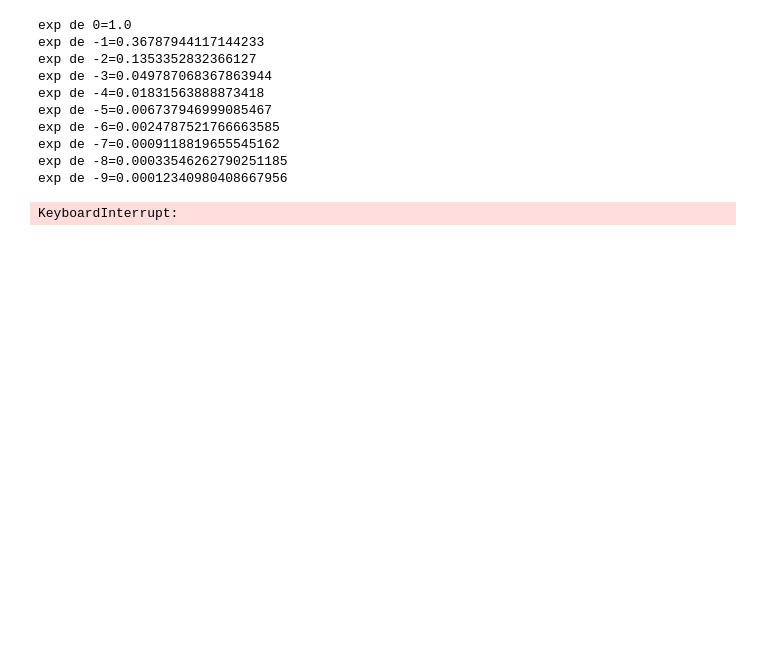
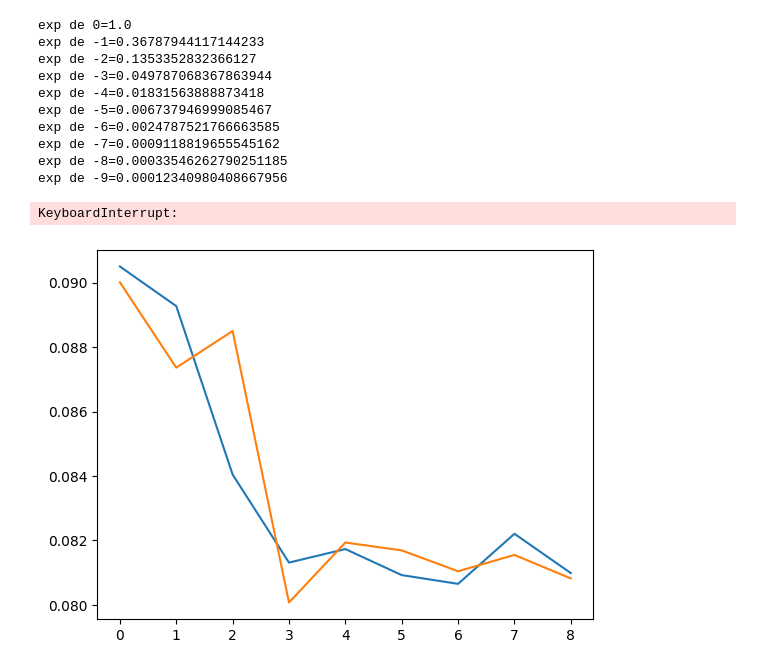
Before and after one commit to JulesArzel/Deep_Hedging_v2, a Jupyter notebook: Deep Reinforcement Learning Approach/Main_Deep_RL_pfhedge.ipynb, the cells around one changed output. Saved outputs shown, nothing was run; the diff lists cells and outputs as text; code cells hidden in the pictures; blank space fills up the shorter version.

```diff
--- a/Deep Reinforcement Learning Approach/Main_Deep_RL_pfhedge.ipynb
+++ b/Deep Reinforcement Learning Approach/Main_Deep_RL_pfhedge.ipynb
@@ -189,0 +190,23 @@ for i in range(2, 11):
+# %%
+for i in range(2,11):
+    globals()[f'derivative_{i}'] = EuropeanOption(BrownianStock(cost=np.exp(-i)), maturity=1)
+    globals()[f'model_MLP_{i}'] = MultiLayerPerceptron()
+    globals()[f'model_NTBN_{i}'] = NoTransactionBandNet(globals()[f'derivative_{i}'])
+    globals()[f'hedger_MLP_{i}'] = Hedger(globals()[f'model_MLP_{i}'], ["log_moneyness", "expiry_time", "volatility", "prev_hedge"])
+    globals()[f'hedger_NTBN_{i}'] = Hedger(globals()[f'model_NTBN_{i}'], ["log_moneyness", "expiry_time", "volatility", "prev_hedge"])
+    globals()[f'hedger_MLP_{i}'].load_state_dict(torch.load(f'MLP_{i}.pth'))
+    globals()[f'hedger_NTBN_{i}'].load_state_dict(torch.load(f'NTBN_{i}.pth'))
+# %%
+price_MLP = []
+price_NTBN = []
+for i in range(2,11):
+    globals()[f'hedger_MLP_{i}'].eval()
+    globals()[f'hedger_NTBN_{i}'].eval()
+    price_MLP.append(eval(f'hedger_MLP_{i}').price(derivative, n_paths=10000).item())
+    price_NTBN.append(eval(f'hedger_MLP_{i}').price(derivative, n_paths=10000).item())
+# %%
+plt.plot(price_MLP)
+plt.plot(price_NTBN)
+plt.show()
+# %% [output]
+[figure, added]
```
Also changed, not shown: parts of 4 cells of this notebook.
